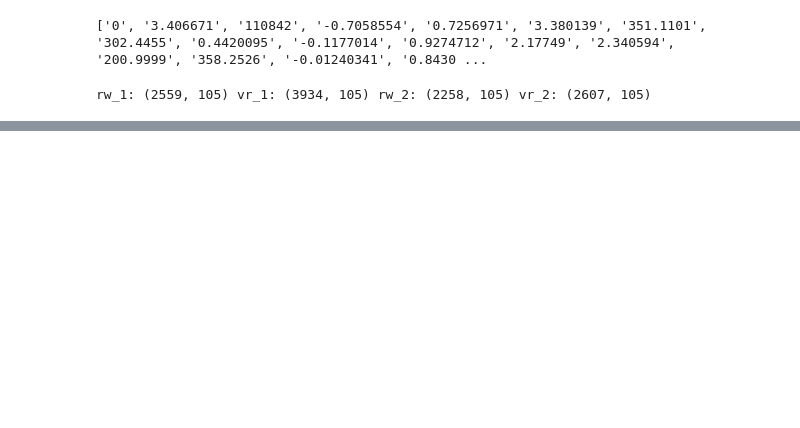
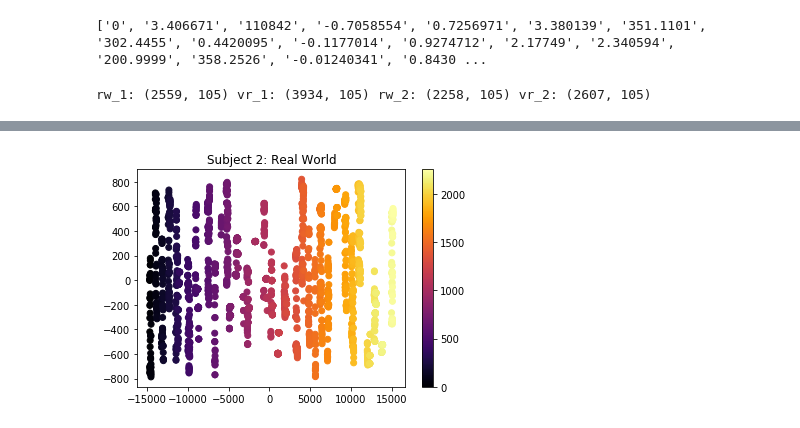
Before and after one commit to talpallikar/vr-motion-analysis, a Jupyter notebook: src/pca_multi.ipynb, the cells around one changed output, grey strips where cells are left out. Cells and saved outputs as stored; diff of their text form; code cells hidden in the pictures; blank space fills up the shorter version.

```diff
--- a/src/pca_multi.ipynb
+++ b/src/pca_multi.ipynb
@@ -37,0 +74,18 @@ rw_1: (2559, 105) vr_1: (3934, 105) rw_2: (2258, 105) vr_2: (2607, 105)
+# %%
+rw_2_rounded = np.around(rw_2, decimals = 15)
+
+
+#pca + visualize rw_1 in 2 dimensions
+pca = decomposition.PCA(n_components = 2)
+rw_2_components = pca.fit_transform(rw_2_rounded)
+
+#graph 2-d PCA of rw_2
+rw_2_x = rw_2_components[:, 0]
+rw_2_y = rw_2_components[:, 1]
+rw_2_t = np.arange(len(rw_2_x))
+plt.scatter(rw_2_x, rw_2_y, c=rw_2_t, cmap = "inferno")
+plt.colorbar()
+plt.title("Subject 2: Real World")
+plt.show()
+# %% [output]
+[figure, added]
```
Also changed, not shown: parts of 20 cells of this notebook.
